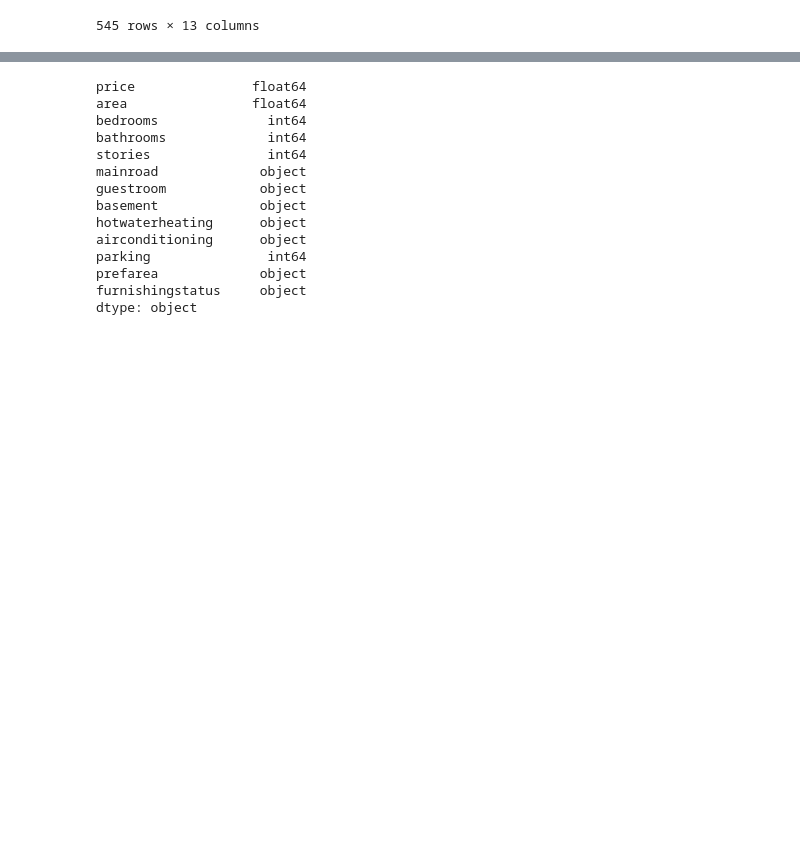
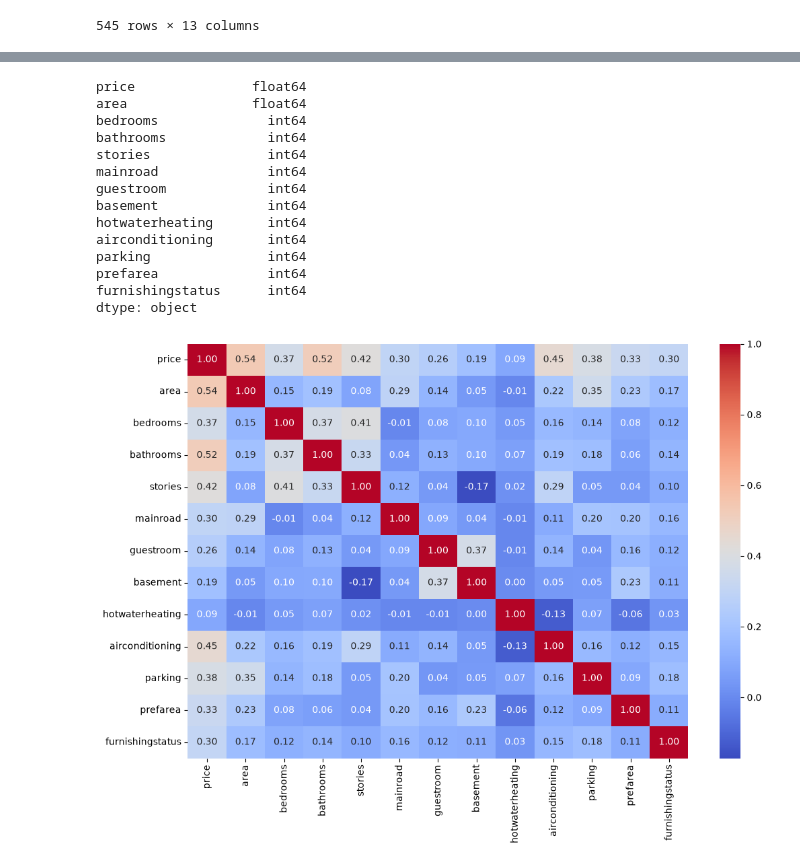
Before and after one commit to dinakaranthiru/AI-Engineer-12-Weeks, a Jupyter notebook: Learnings/Build_ML_Model/Model_Training.ipynb, the cells around one changed output, grey strips where cells are left out. Saved outputs shown, nothing was run; the diff lists cells and outputs as text; code cells hidden in the pictures; blank space fills up the shorter version.

Commit message:
performed  correlation for Housing dataset

```diff
--- a/Learnings/Build_ML_Model/Model_Training.ipynb
+++ b/Learnings/Build_ML_Model/Model_Training.ipynb
@@ -75,6 +75,7 @@ dtype: int64
 ls = ['mainroad','guestroom','basement','hotwaterheating','airconditioning','prefarea','furnishingstatus']
 df[ls] = df[ls].replace({'yes':1,'no':0})
 df[ls] = df[ls].replace({'unfurnished':0,'semi-furnished':1,'furnished':2})
+df[ls] = df[ls].astype(int)
 # %%
 df
 # %% [output]
@@ -123,12 +124,26 @@ area                float64
 bedrooms              int64
 bathrooms             int64
 stories               int64
-mainroad             object
-guestroom            object
-basement             object
-hotwaterheating      object
-airconditioning      object
+mainroad              int64
+guestroom             int64
+basement              int64
+hotwaterheating       int64
+airconditioning       int64
 parking               int64
-prefarea             object
-furnishingstatus     object
+prefarea              int64
+furnishingstatus      int64
 dtype: object
+# %%
+corre = df.corr()
+corre
+
+plt.figure(figsize=(12,8))
+sns.heatmap(
+    corre,
+    annot=True,
+    fmt='.2f',
+    cmap='coolwarm'
+)
+plt.show()
+# %% [output]
+[figure, added]
```
Also changed, not shown: parts of 12 cells of this notebook.
